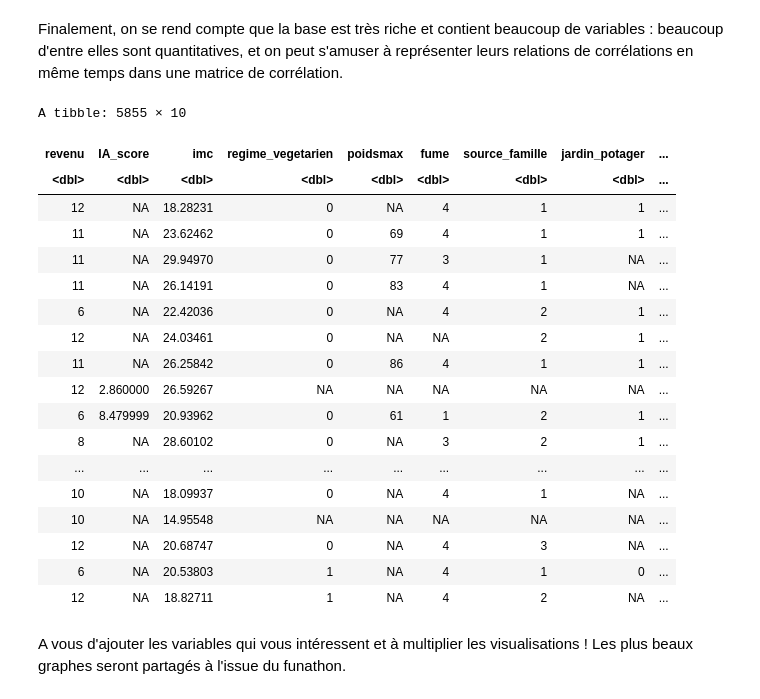
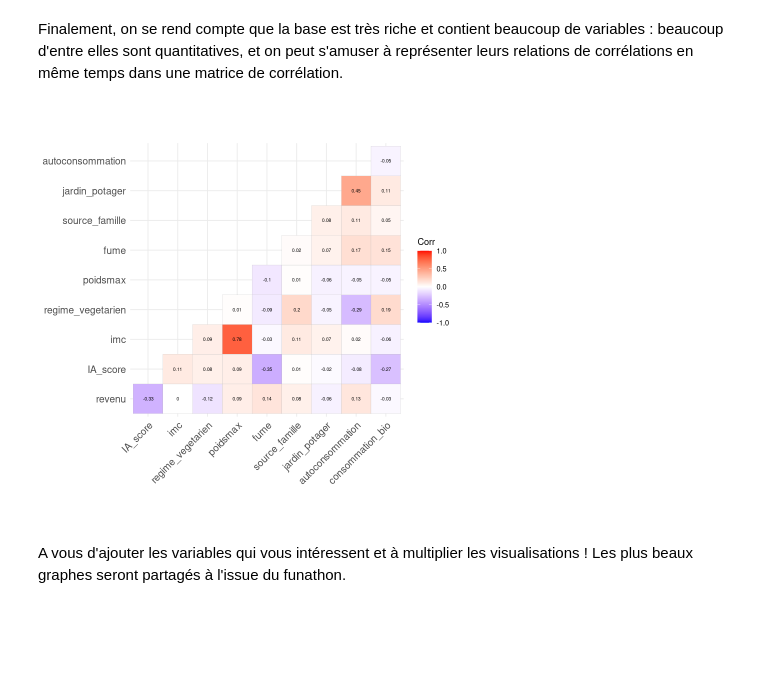
Before and after one commit to InseeFrLab/funathon2023_sujet3, a Jupyter notebook: Sujet_3_R.ipynb, the cells around one changed output. Cells and saved outputs as stored; diff of their text form; code cells hidden in the pictures; blank space fills up the shorter version.

```diff
--- a/Sujet_3_R.ipynb
+++ b/Sujet_3_R.ipynb
@@ -283,25 +278,10 @@ matrice_correlation
 df_num <- description_x_habitudes %>% select(where(is.numeric))
 
 df_num <- df_num %>% select(c("revenu","IA_score","imc","regime_vegetarien","poidsmax","fume","source_famille","jardin_potager","autoconsommation","consommation_bio"))
+
+matrice_correlation <- model.matrix(~0+., data=df_num) %>%
+  cor(use="pairwise.complete.obs")
 # %%
-df_num
+matrice_correlation %>%   ggcorrplot(show.diag=FALSE, type="lower", lab=TRUE, lab_size=2)
 # %% [output]
-A tibble: 5855 × 10
-| revenu | IA_score | imc | regime_vegetarien | poidsmax | fume | source_famille | jardin_potager | ... |
-| <dbl> | <dbl> | <dbl> | <dbl> | <dbl> | <dbl> | <dbl> | <dbl> | ... |
-| 12 | NA | 18.28231 | 0 | NA | 4 | 1 | 1 | ... |
-| 11 | NA | 23.62462 | 0 | 69 | 4 | 1 | 1 | ... |
-| 11 | NA | 29.94970 | 0 | 77 | 3 | 1 | NA | ... |
-| 11 | NA | 26.14191 | 0 | 83 | 4 | 1 | NA | ... |
-| 6 | NA | 22.42036 | 0 | NA | 4 | 2 | 1 | ... |
-| 12 | NA | 24.03461 | 0 | NA | NA | 2 | 1 | ... |
-| 11 | NA | 26.25842 | 0 | 86 | 4 | 1 | 1 | ... |
-| 12 | 2.860000 | 26.59267 | NA | NA | NA | NA | NA | ... |
-| 6 | 8.479999 | 20.93962 | 0 | 61 | 1 | 2 | 1 | ... |
-| 8 | NA | 28.60102 | 0 | NA | 3 | 2 | 1 | ... |
-| ... | ... | ... | ... | ... | ... | ... | ... | ... |
-| 10 | NA | 18.09937 | 0 | NA | 4 | 1 | NA | ... |
-| 10 | NA | 14.95548 | NA | NA | NA | NA | NA | ... |
-| 12 | NA | 20.68747 | 0 | NA | 4 | 3 | NA | ... |
-| 6 | NA | 20.53803 | 1 | NA | 4 | 1 | 0 | ... |
-| 12 | NA | 18.82711 | 1 | NA | 4 | 2 | NA | ... |
+[figure, added]
```
Also changed, not shown: parts of 6 cells of this notebook.
